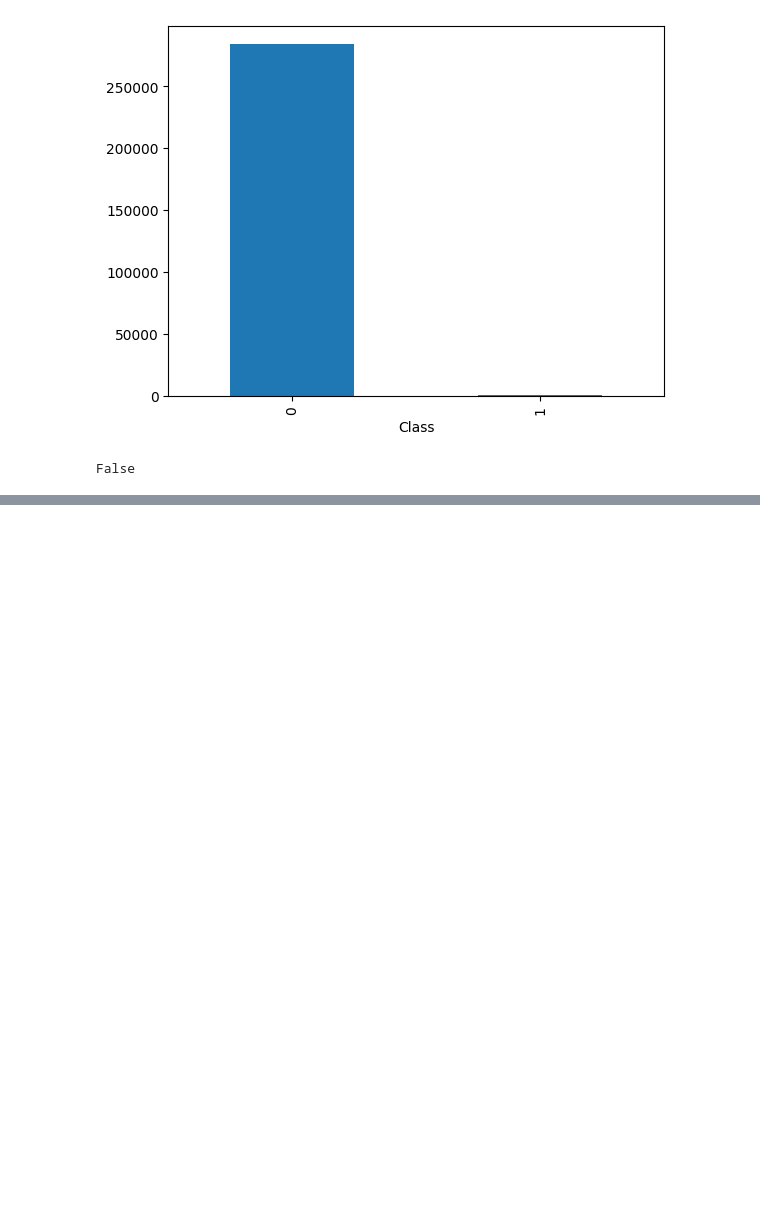
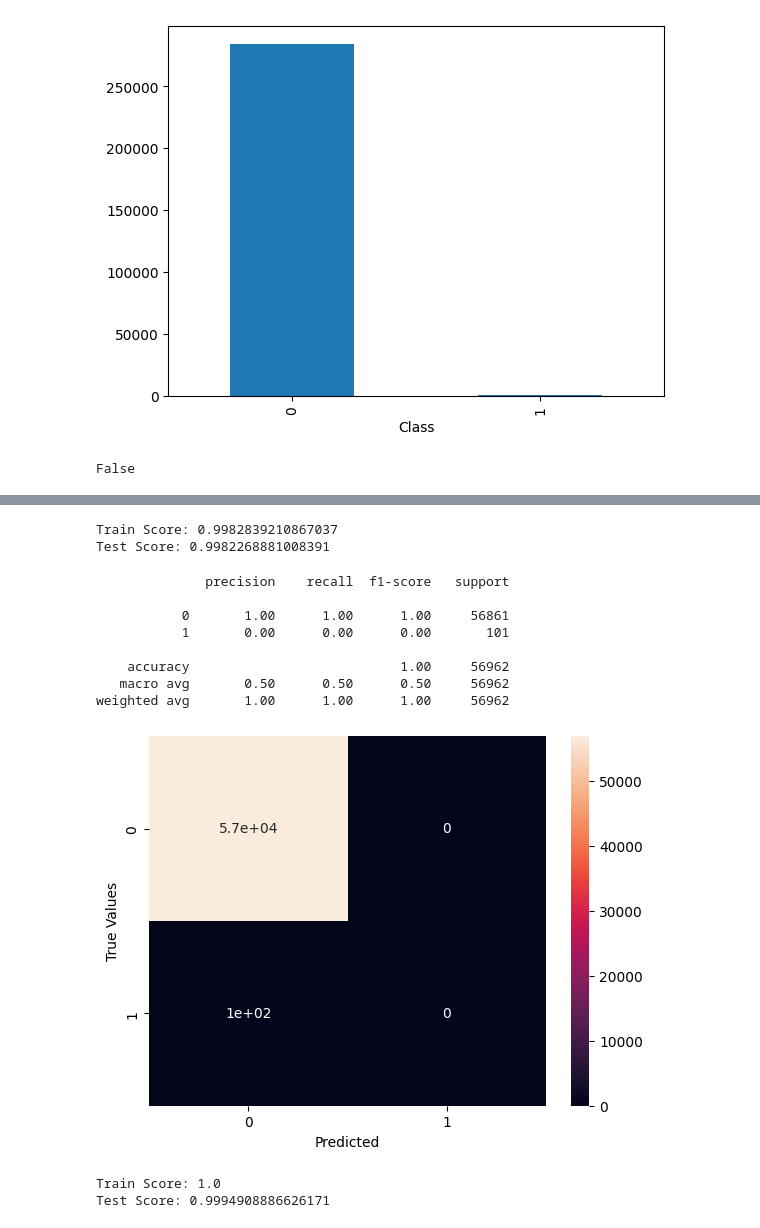
Before and after one commit to IrfanCamparaGithub/AppliedMachineLearningFraudProject, a Jupyter notebook: starter.ipynb, the cells around one changed output, grey strips where cells are left out. Drawn from its saved outputs; the diff is of its cells as text; code cells hidden in the pictures; blank space fills up the shorter version.

```diff
--- a/starter.ipynb
+++ b/starter.ipynb
@@ -44,0 +130,42 @@ False
+# %%
+from sklearn.svm import SVC
+svm = SVC(random_state=0)
+svm.fit(X_train, t_train)
+train_score = svm.score(X_train, t_train)
+
+test_score = svm.score(X_test, t_test)
+print("Train Score: "+ str(train_score))
+print("Test Score: " + str(test_score))
+# %% [output]
+Train Score: 0.9982839210867037
+Test Score: 0.9982268881008391
+# %%
+y_pred = svm.predict(X_test)
+print(classification_report(t_test, y_pred))
+cm = confusion_matrix(t_test, y_pred)
+sns.heatmap(cm, annot=True)
+plt.xlabel('Predicted')
+plt.ylabel('True Values')
+plt.show()
+# %% [output]
+              precision    recall  f1-score   support
+
+           0       1.00      1.00      1.00     56861
+           1       0.00      0.00      0.00       101
+
+    accuracy                           1.00     56962
+   macro avg       0.50      0.50      0.50     56962
+weighted avg       1.00      1.00      1.00     56962
+[figure, added]
+# %%
+from sklearn.ensemble import RandomForestClassifier
+rf = RandomForestClassifier(random_state=0)
+rf.fit(X_train, t_train)
+train_score = rf.score(X_train, t_train)
+
+test_score = rf.score(X_test, t_test)
+print("Train Score: "+ str(train_score))
+print("Test Score: " + str(test_score))
+# %% [output]
+Train Score: 1.0
+Test Score: 0.9994908886626171
```
Also changed, not shown: parts of 10 cells of this notebook.
